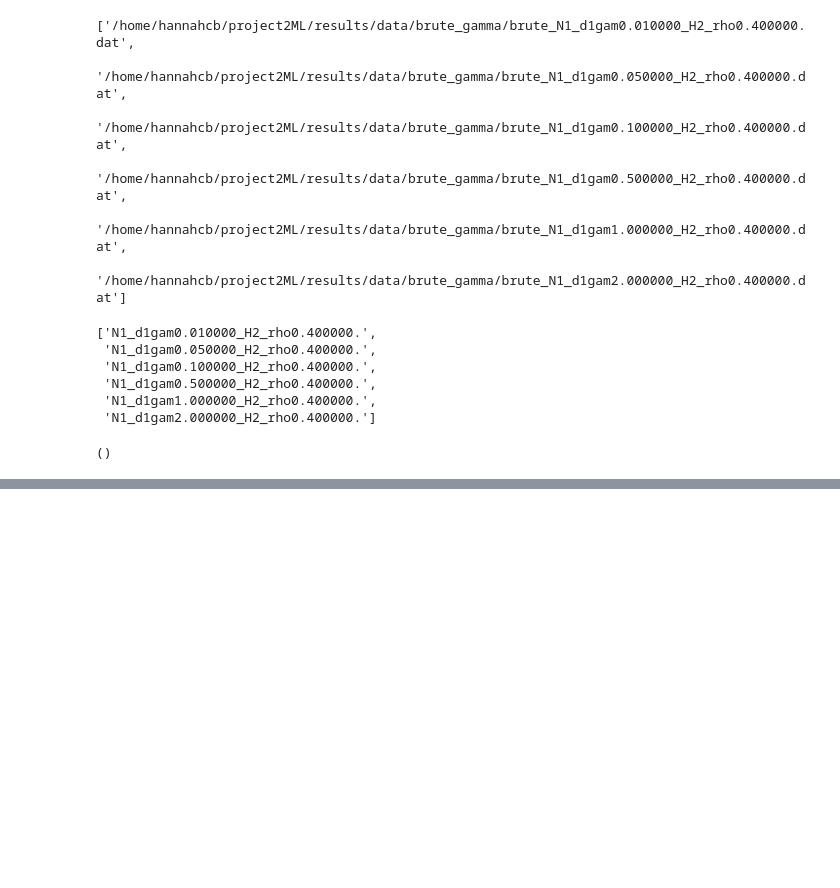
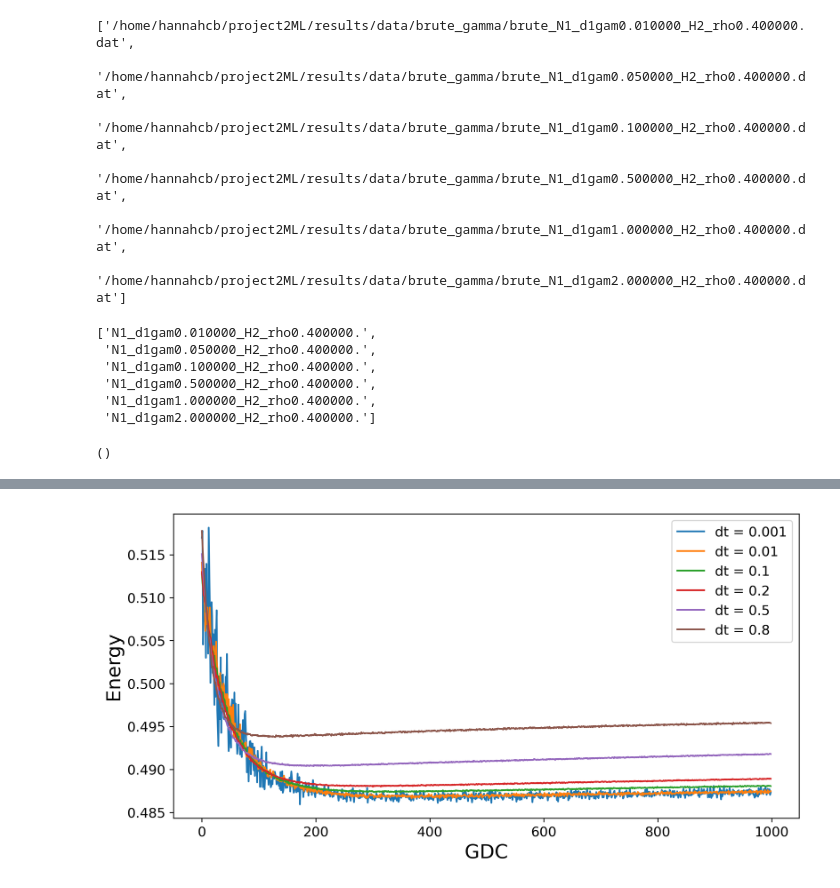
Before and after one commit to hannahberg/project2ML, a Jupyter notebook: notebooks/analysis.ipynb, the cells around one changed output, grey strips where cells are left out. Drawn from its saved outputs; the diff is of its cells as text; code cells hidden in the pictures; blank space fills up the shorter version.

```diff
--- a/notebooks/analysis.ipynb
+++ b/notebooks/analysis.ipynb
@@ -201,0 +234,7 @@ plt.show()
+# %%
+legenddt = [r'dt = 0.001','dt = 0.01','dt = 0.1','dt = 0.2','dt = 0.5','dt = 0.8']
+imp_dt = name_dat_file('new_imp_dt/')
+imp_dt = sort_nicely(imp_dt)
+plot_stuffz(imp_dt,legenddt)
+# %% [output]
+[figure, added]
```
Also changed, not shown: parts of 12 cells of this notebook.
